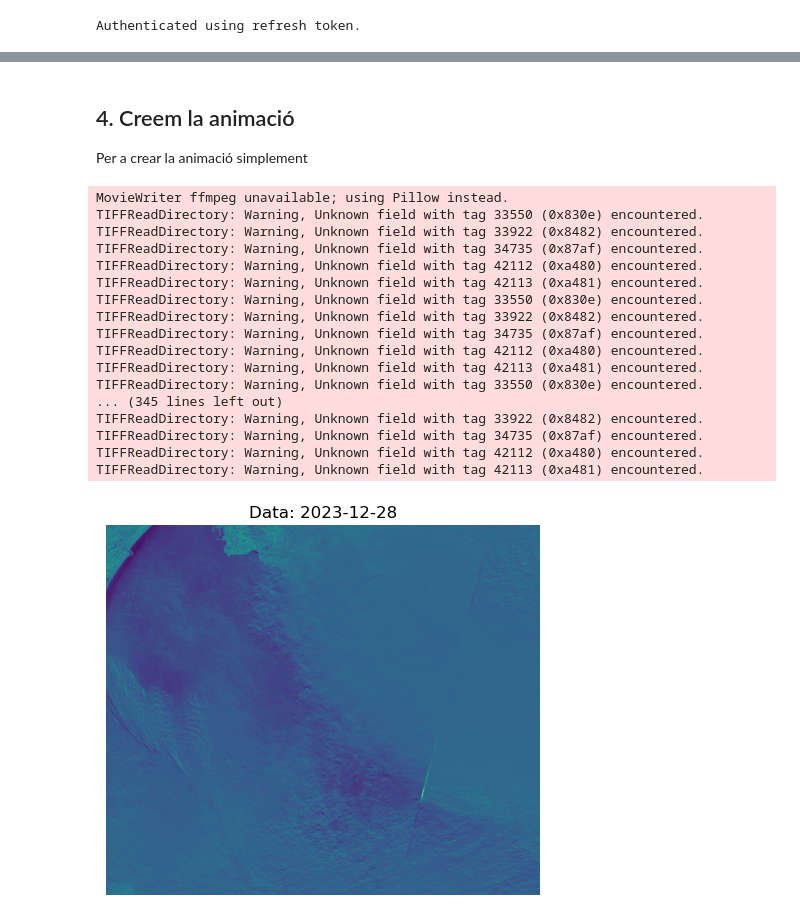
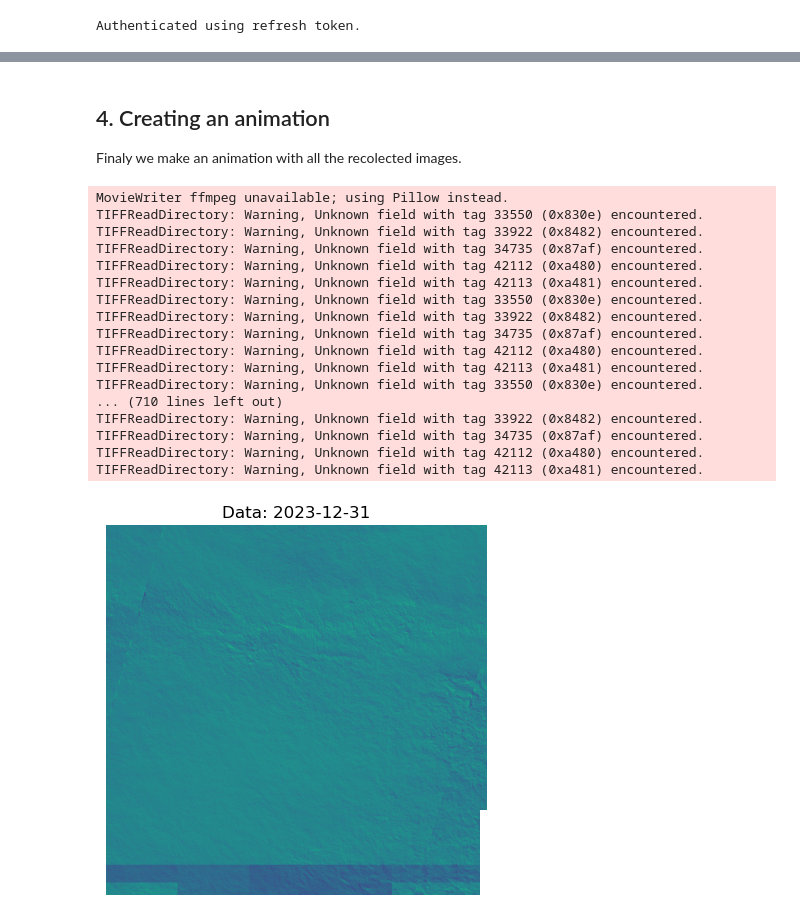
Before and after one commit to Morgan1420/Cassini_Hackathon, a Jupyter notebook: Detectar_claretat_del_mar.ipynb, the cells around one changed output, grey strips where cells are left out. Cells and saved outputs as stored; diff of their text form; code cells hidden in the pictures.

Commit message:
claretat correcte

```diff
--- a/Detectar_claretat_del_mar.ipynb
+++ b/Detectar_claretat_del_mar.ipynb
@@ -21,19 +25,19 @@ backend = "openeo.dataspace.copernicus.eu"
 conn = openeo.connect(backend).authenticate_oidc()
 
 # --- Dades d'entrada
-satelit="SENTINEL2_L2A"
+satelite="SENTINEL2_L2A"
 spatial_extent = {
-    "west": 3.123732,
-    "east": 3.333247,
-    "south": 42.123212,
-    "north": 42.255935,
+    "west": 0.847987,
+    "east": 1.163976,
+    "south": 40.599404,
+    "north": 40.832454,
 }
 temporal_extent = ["2023-01-01", "2024-01-01"] # Les dates estàn en notació: aaaa-mm-dd
-bands=["B03", "B04"]
+bands=["B02", "B03"]
 max_cloud_coverage = 0
 
-directori_dades = "output/claretat_mapes_golf_de_roses/"
-fitxer_animacio = "output/Animacions/animacio_calretat_golf_de_roses.gif"
-titol_histograma = "Terbolera a: Golf de Roses"
+directory_data = "output/claretat_mapes_deltebre/"
+animation_file = "output/Animacions/animacio_calretat_deltebre.gif"
+histogram_caption = "Clarity at: Desembocadura de l'Ebre"
 # %% [output]
 Authenticated using refresh token.
@@ -137,7 +144,7 @@ Text(0, 0.5, 'Mitjanes')
-# %% [markdown]
-## 4. Creem la animació
-
-Per a crear la animació simplement
+# %% [markdown]
+## 4. Creating an animation
+
+Finaly we make an animation with all the recolected images.
 # %%
 from libtiff import TIFF
 import numpy as np
@@ -146,10 +153,10 @@ import matplotlib.animation as animation
 import os
 
 # Fem una llista amb tots els noms dels fitxers del directori d'imatges
-image_files = sorted([f for f in os.listdir(directori_dades) if f.endswith('.tif')])
+image_files = sorted([f for f in os.listdir(directory_data) if f.endswith('.tif')])
 
 def load_image(file_path):
-    tif = TIFF.open(directori_dades+file_path)
+    tif = TIFF.open(directory_data+file_path)
     return tif.read_image()
 
 # Create figure and axes
@@ -159,33 +166,34 @@ def update(frame):
     """Update the frame for the animation."""
 
     rgb_image = load_image(image_files[frame])
     ax.clear()
     ax.imshow(rgb_image)
     ax.set_title(f"Data: {dates[frame]}")
     ax.axis('off')
 
 ani = animation.FuncAnimation(fig, update, frames=len(image_files), repeat=True, interval=200)
 
 # Save the animation as a gif or mp4
-ani.save(fitxer_animacio, writer='ffmpeg', fps=2)
+ani.save(animation_file, writer='ffmpeg', fps=2)
+
 
 plt.show()
 # %% [output]
 MovieWriter ffmpeg unavailable; using Pillow instead.
 TIFFReadDirectory: Warning, Unknown field with tag 33550 (0x830e) encountered.
 TIFFReadDirectory: Warning, Unknown field with tag 33922 (0x8482) encountered.
 TIFFReadDirectory: Warning, Unknown field with tag 34735 (0x87af) encountered.
 TIFFReadDirectory: Warning, Unknown field with tag 42112 (0xa480) encountered.
 TIFFReadDirectory: Warning, Unknown field with tag 42113 (0xa481) encountered.
 TIFFReadDirectory: Warning, Unknown field with tag 33550 (0x830e) encountered.
 TIFFReadDirectory: Warning, Unknown field with tag 33922 (0x8482) encountered.
 TIFFReadDirectory: Warning, Unknown field with tag 34735 (0x87af) encountered.
 TIFFReadDirectory: Warning, Unknown field with tag 42112 (0xa480) encountered.
 TIFFReadDirectory: Warning, Unknown field with tag 42113 (0xa481) encountered.
 TIFFReadDirectory: Warning, Unknown field with tag 33550 (0x830e) encountered.
-... (345 lines left out)
+... (710 lines left out)
 TIFFReadDirectory: Warning, Unknown field with tag 33922 (0x8482) encountered.
 TIFFReadDirectory: Warning, Unknown field with tag 34735 (0x87af) encountered.
 TIFFReadDirectory: Warning, Unknown field with tag 42112 (0xa480) encountered.
 TIFFReadDirectory: Warning, Unknown field with tag 42113 (0xa481) encountered.
-[figure, old version]
+[figure, new version]
```
Also changed, not shown: parts of 10 cells of this notebook, 10 other files.
